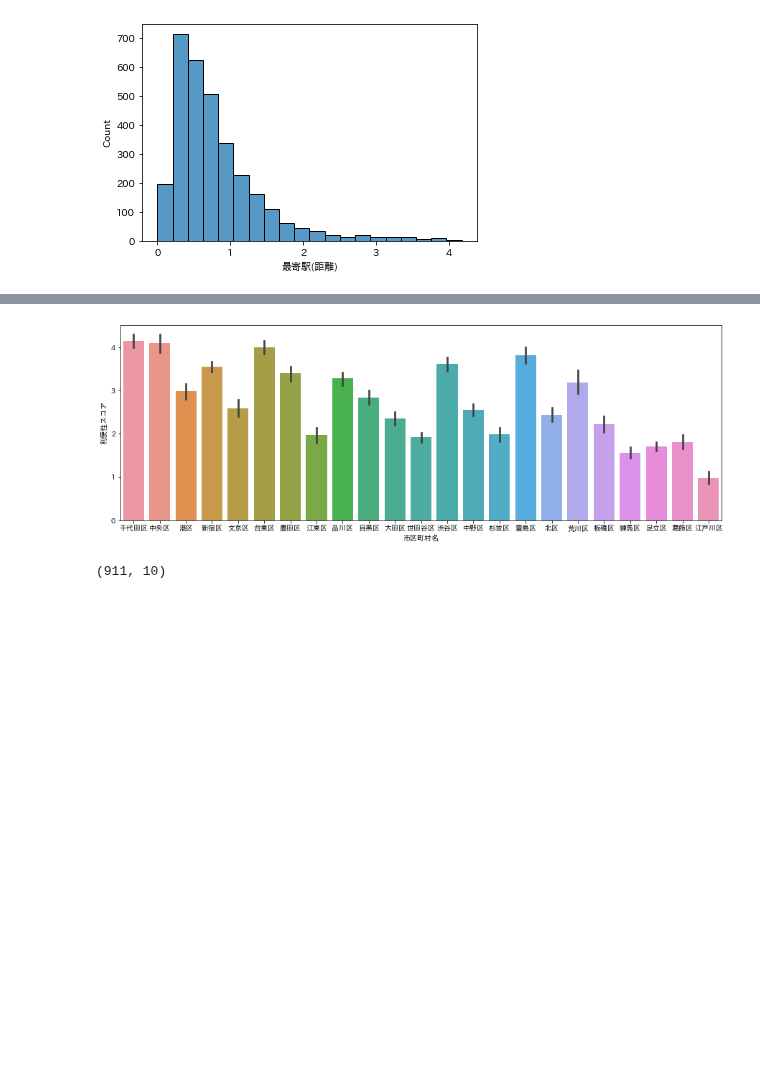
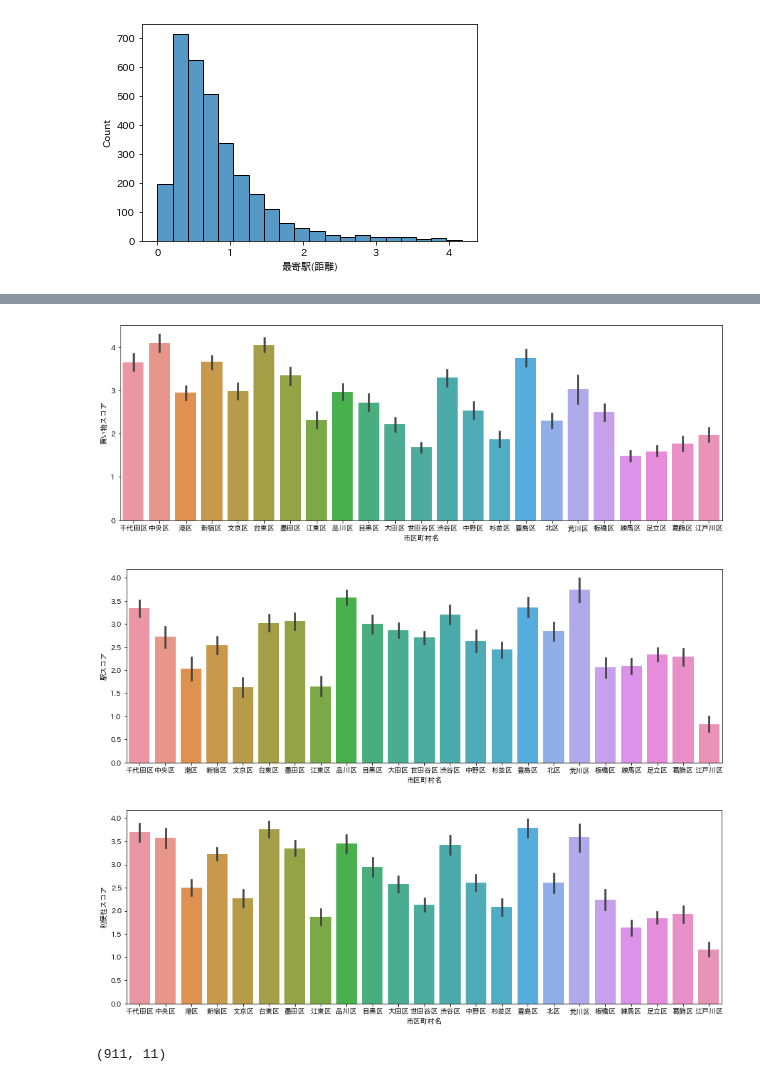
Before and after one commit to z-guard/analysis, a Jupyter notebook: notebooks/convenience_score.ipynb, the cells around one changed output, grey strips where cells are left out. Cells and saved outputs as stored; diff of their text form; code cells hidden in the pictures; blank space fills up the shorter version.

```diff
--- a/notebooks/convenience_score.ipynb
+++ b/notebooks/convenience_score.ipynb
@@ -200,11 +159,13 @@ plt.show()
 # %%
+score_name_list = []
+score_name = '買い物スコア'
+score_name_list.append(score_name)
+
 score_list = [
-    df_pop_master['コンビニ(数)レベル'] * 0.8,
-    df_pop_master['コンビニ(平均距離)レベル'] * 0.6,
-    df_pop_master['スーパー(数)レベル'] * 0.7,
-    df_pop_master['最寄駅(距離)レベル'] * 1.0,
+    df_pop_master['コンビニ(数)レベル'] * 0.5,
+    df_pop_master['コンビニ(平均距離)レベル'] * 0.5,
+    df_pop_master['スーパー(数)レベル'] * 1.0,
 ]
-score_sub_name = '_' + score_name
-df_pop_master[score_sub_name] = normalize_score(pd.concat(score_list, axis=1).sum(axis=1, skipna=False), outlier=False)
-df_pop_master[score_name] = rank_score(df_pop_master[score_sub_name])
+_tmp_score = pd.concat(score_list, axis=1).sum(axis=1, skipna=False)
+df_pop_master[score_name] = rank_score(_tmp_score).round(3)
 # %%
@@ -219,0 +181,5 @@ plt.show()
+# %%
+score_name = '駅スコア'
+score_name_list.append(score_name)
+
+df_pop_master[score_name] = rank_score(df_pop_master['最寄駅(距離)']*(-1)).round(3)
@@ -219,0 +191,9 @@ plt.show()
+# %%
+score_name = '利便性スコア'
+score_name_list.append(score_name)
+
+score_list = [
+    df_pop_master['買い物スコア'] * 1.0,
+    df_pop_master['駅スコア'] * 1.0,
+]
+df_pop_master[score_name] = rank_score(pd.concat(score_list, axis=1).sum(axis=1, skipna=False)).round(3)
@@ -220,2 +205,5 @@ plt.show()
 # %%
-feature_list = ['コンビニ(数)', 'コンビニ(平均距離)', 'スーパー(数)', '最寄駅(距離)', '最寄駅']
+feature_list = ['コンビニ(数)', 'コンビニ(平均距離)', 'スーパー(数)', '最寄駅(距離)']
+
+df_pop_master['コンビニ(平均距離)'] = df_pop_master['コンビニ(平均距離)'].round(3)
+df_pop_master['最寄駅(距離)'] = df_pop_master['最寄駅(距離)'].round(3)
@@ -225,19 +215,22 @@ df_pop_master[
 ].to_csv(os.path.join(DIR_NAME, output_score_file), index=False)
 # %%
-plt.figure(figsize=(15, 5))
-sns.barplot(x='市区町村名', y=score_name, data=df_pop_master)
-plt.show()
+for score in score_name_list:
+    plt.figure(figsize=(15, 5))
+    sns.barplot(x='市区町村名', y=score, data=df_pop_master)
+    plt.show()
 # %% [output]
-[figure, old version]
+[figure, new version]
+[figure, added]
+[figure, added]
 # %%
 df_level = df_pop_master.copy()
 df_level['rank'] = df_level.groupby('町名')[score_name].transform('rank', ascending=False)
 df_level = df_level[df_level['rank'] == 1].sort_values(score_name, ascending=False)[
-    ['市区町村名', '町名', '町丁目'] + [score_name, score_sub_name] + feature_list
+    ['市区町村名', '町名', '町丁目', '最寄駅'] + feature_list + score_name_list
 ].reset_index(drop=True)
 print(df_level.shape)
 # %% [output]
-(911, 10)
+(911, 11)
 # %%
 df_level.head(20)
 # %% [output]
```
Also changed, not shown: parts of 20 cells of this notebook.
